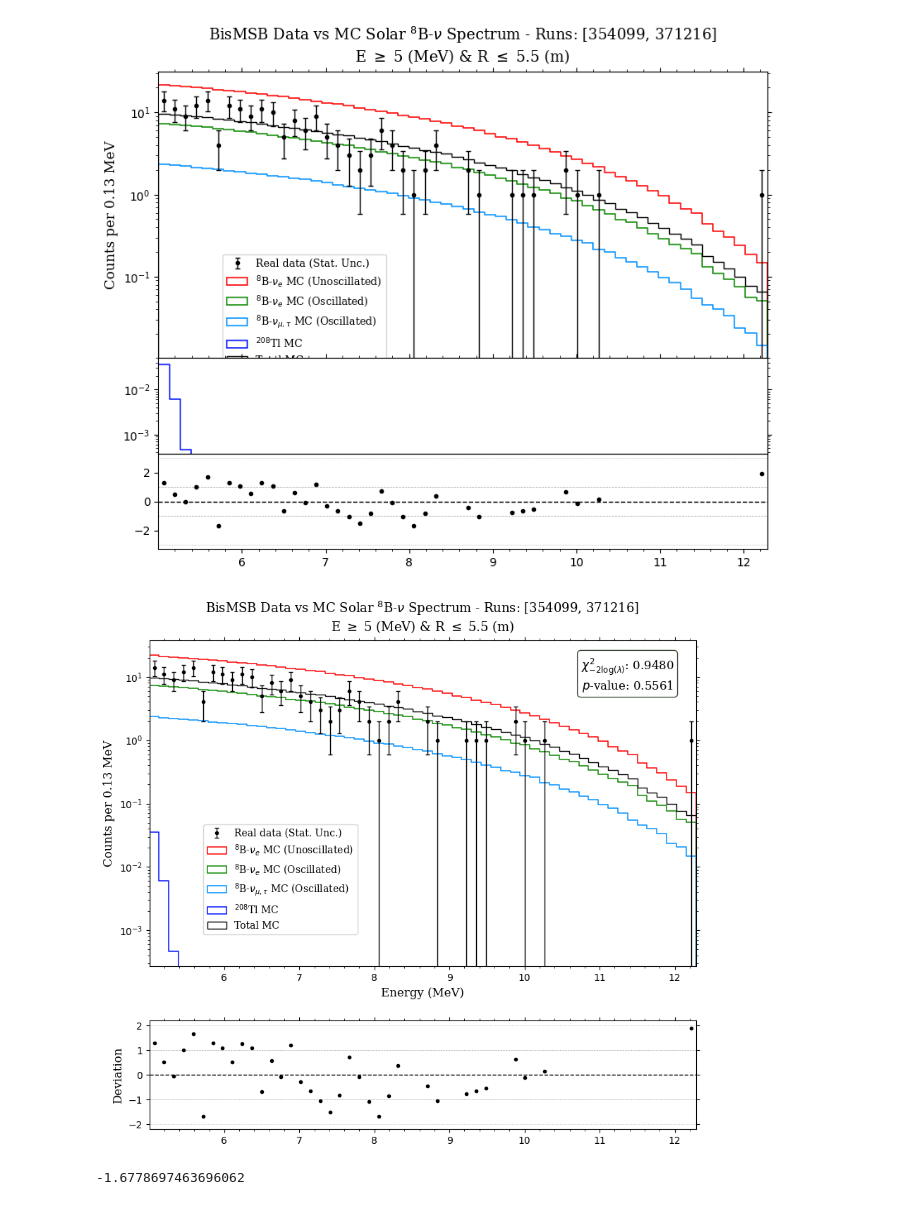
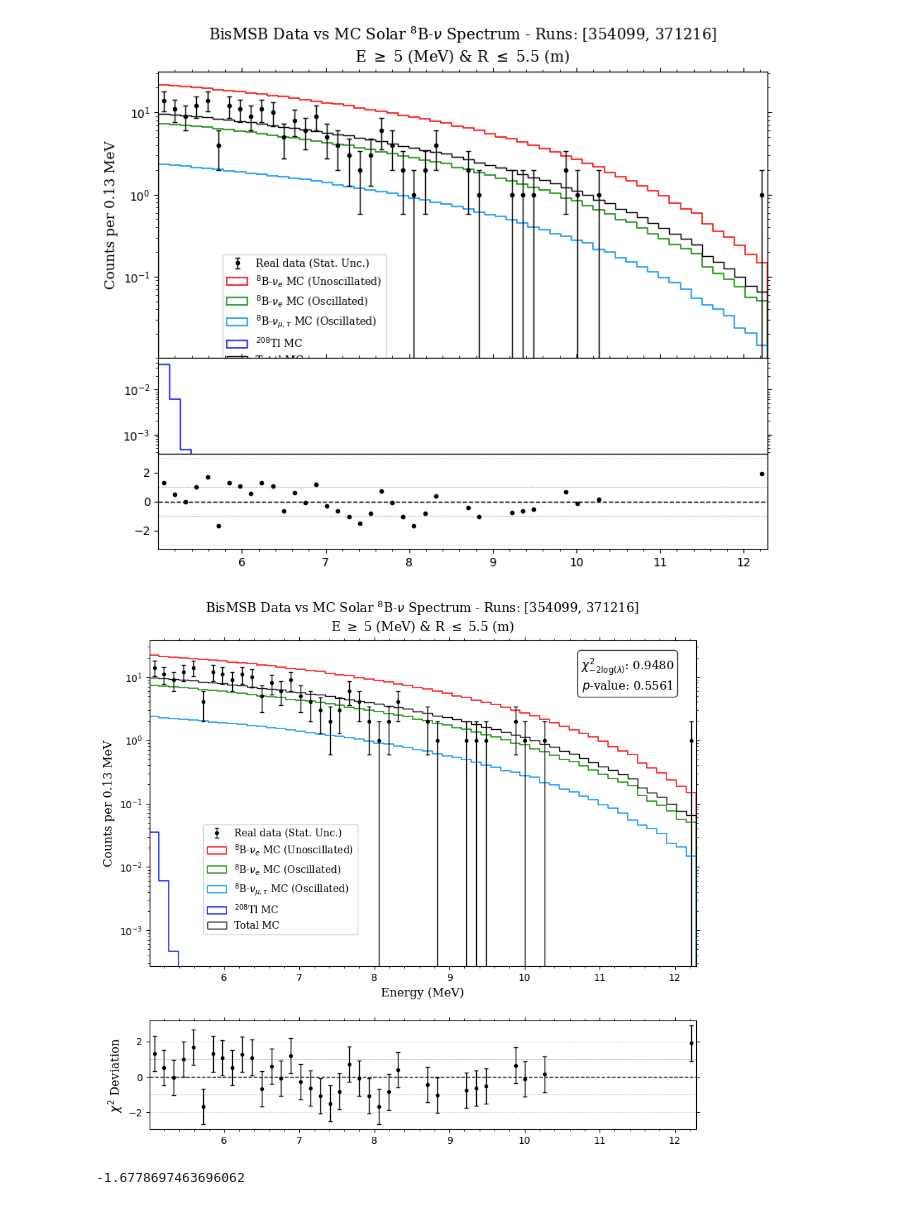
Before and after one commit to joankl/Solar-Neutrinos-Project, a Jupyter notebook: real data analysis/bisMSB/MC vs Data.ipynb, the cells around one changed output. Cells and saved outputs as stored; diff of their text form; code cells hidden in the pictures.

Commit message:
updating analysis

```diff
--- a/real data analysis/bisMSB/MC vs Data.ipynb
+++ b/real data analysis/bisMSB/MC vs Data.ipynb
@@ -96,8 +96,8 @@ energy_corr_b8_Nue_mc = obs_dict_b8_Nue_mc['energy_corrected'][cut_condition]
 # %% [markdown]
 ### $\nu_e$ Boron-8 with Rejection Sampling to simulate Oscillations
 # %%
-main_dir = 'E:/Data/solars/mc/bisMSB/b8Nue/osc/np_array_resume/'
-#main_dir = '/home/joankl/data/solars/mc/bisMSB/b8Nue/osc/np_array_resume/'
+#main_dir = 'E:/Data/solars/mc/bisMSB/b8Nue/osc/np_array_resume/'
+main_dir = '/home/joankl/data/solars/mc/bisMSB/b8Nue/osc/np_array_resume/'
 
 # ------- Observable Dictionary -------
 obs_dict_b8_Nue_mc = {obs: np.array([]) for obs in obs_list_solar_mc + ['energy_corrected']}
@@ -122,8 +122,8 @@ array([349032., 351143.,  59231., 350304., 351497., 348263., 350352.,
 # %% [markdown]
 ### $\nu_\mu$ Boron-8
 # %%
-main_dir = 'E:/Data/solars/mc/bisMSB/b8Numu/osc/np_array_resume/'
-#main_dir = '/home/joankl/data/solars/mc/bisMSB/b8Numu/osc/np_array_resume/'
+#main_dir = 'E:/Data/solars/mc/bisMSB/b8Numu/osc/np_array_resume/'
+main_dir = '/home/joankl/data/solars/mc/bisMSB/b8Numu/osc/np_array_resume/'
 
 # ------- Observable Dictionary -------
 obs_dict_b8_Numu_mc = {obs: np.array([]) for obs in obs_list_solar_mc}
@@ -144,8 +144,8 @@ energy_corr_b8_Numu_mc = obs_dict_b8_Numu_mc['energy_corrected'][cut_condition]
 # %% [markdown]
 ### Tl208
 # %%
-main_dir = 'E:/Data/solars/mc/bisMSB/tl208/np_array_resume/'
-#main_dir = '/home/joankl/data/solars/mc/bisMSB/tl208/np_array_resume/'
+#main_dir = 'E:/Data/solars/mc/bisMSB/tl208/np_array_resume/'
+main_dir = '/home/joankl/data/solars/mc/bisMSB/tl208/np_array_resume/'
 
 # ------- Observable Dictionary -------
 obs_dict_tl208_mc = {obs: np.array([]) for obs in obs_list_tl208_mc}
@@ -197,9 +197,9 @@ plt.show()
 # %%
 # ------- Directory of data -------
 #data_type = ['analysis15', 'analysis15_bMR', 'analysis20_bMR']
-main_dir = 'E:/Data/solars/solarnu_Realdata/bisMSB/first_candidates/analysis*/ntuple/resume_files/'
+#main_dir = 'E:/Data/solars/solarnu_Realdata/bisMSB/first_candidates/analysis*/ntuple/resume_files/'
 #main_dir = '/content/drive/MyDrive/SNO+ Analysis/data/solar_data/real_data/bis_MSB/Analysis*/resume_files/'
-#main_dir = '/home/joankl/data/solars/real_data/bisMSB/first_candidates/analysis*/resume_files/'
+main_dir = '/home/joankl/data/solars/real_data/bisMSB/first_candidates/analysis*/resume_files/'
 
 # ------- Observable Dictionary -------
 obs_dict_data = {obs: np.array([]) for obs in obs_list_data}
@@ -660,7 +669,10 @@ ax_top.hist(bins_center_energy, bins = energy_bins, weights = total_mc_counts, h
             color='black', linewidth=1.0, label='Total MC')
 
 # Pull
-ax_bot.errorbar(bins_center_energy_real_data, pull_bin, fmt='o', color='black', markersize=3, elinewidth=1)
+ax_bot.errorbar(bins_center_energy_real_data, pull_bin,
+                yerr=1, # El error de un pull siempre es 1
+                fmt='o', color='black', markersize=3,
+                elinewidth=1, capsize=2)
 
 
 # Líneas de referencia (0 es el ajuste perfecto, +/- 1, 2, 3 son las sigmas)
@@ -688,7 +700,7 @@ ax_bot.set_xlim(edges[0], edges[-1])
 
 ax_top.set_xlabel('Energy (MeV)', fontdict = font_style_axis)
 ax_top.set_ylabel(f'Counts per {binwidth} MeV', fontdict = font_style_axis)
-ax_bot.set_ylabel('Deviation', fontdict = font_style_axis)
+ax_bot.set_ylabel(r'$\chi^2$ Deviation', fontdict = font_style_axis)
 
 # ---- Build a single legend combining both axes ----
 #Order to appear the Legends
@@ -706,35 +718,35 @@ handles_top, labels_top = ax_top.get_legend_handles_labels()
 handles = handles_top
 labels  = labels_top
 
 label_to_handle = dict(zip(labels, handles))
 ordered_handles = [label_to_handle[l] for l in order]
 
 ax_top.legend(ordered_handles, order, bbox_to_anchor=(0.24, 0.45), prop = font_prop)
 
 
 # ---- Statistical Info Box (Top Right) ----
 
 stats_text = (rf"$\chi^{{2}}_{{-2\text{{log}}(\lambda)}}$: {reduced_chi2:.4f}" + "\n" +
               rf"$p$-value: {p_value:.4f}")
 
 # Box properties
 props = dict(boxstyle='round', facecolor='white', alpha=0.8, edgecolor='#071c02')
 
 # Insertar el texto en el gráfico
 # transform=ax_top.transAxes hace que (0,0) sea abajo-izquierda y (1,1) arriba-derecha
 ax_top.text(0.96, 0.95, stats_text, transform = ax_top.transAxes,
             verticalalignment='top', horizontalalignment='right',
             fontdict = font_style_axis, bbox=props)
 
 # ------------------ end of common legends-------------------
 
 ax_top.set_title(fr'BisMSB Data vs MC Solar $^8$B-$\nu$ Spectrum - Runs: [354099, 371216]' +  '\n'+  fr'E $\geq$ 5 (MeV) & R $\leq$ {posr_cut*10**(-3)} (m)', fontdict = font_style_title, y = 1.01)
 
-#plt.savefig(save_path + f'energy_spec_MC_vs_Data_E_{en_inf_cut}_MeV_R_{posr_cut}_mm.png', dpi=300, bbox_inches='tight')
+plt.savefig(save_path + f'energy_spec_MC_vs_Data_E_{en_inf_cut}_MeV_R_{posr_cut}_mm.png', dpi=300, bbox_inches='tight')
 
 plt.show()
 # %% [output]
-[figure, old version]
+[figure, new version]
 # %%
 min(pull_bin)
 # %% [output]
```
Also changed, not shown: parts of 2 cells of this notebook, 3 other files.
